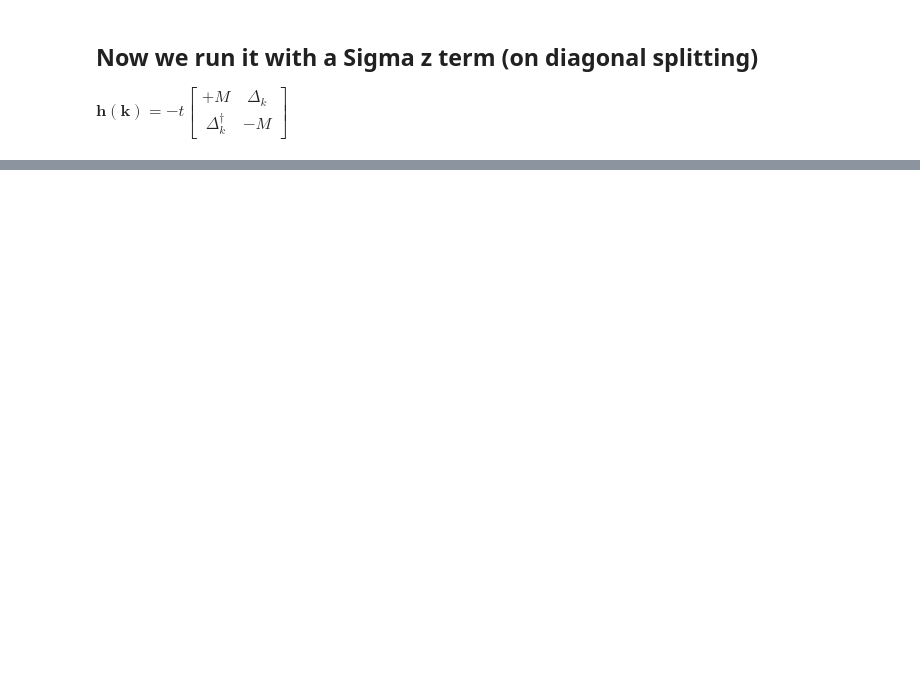
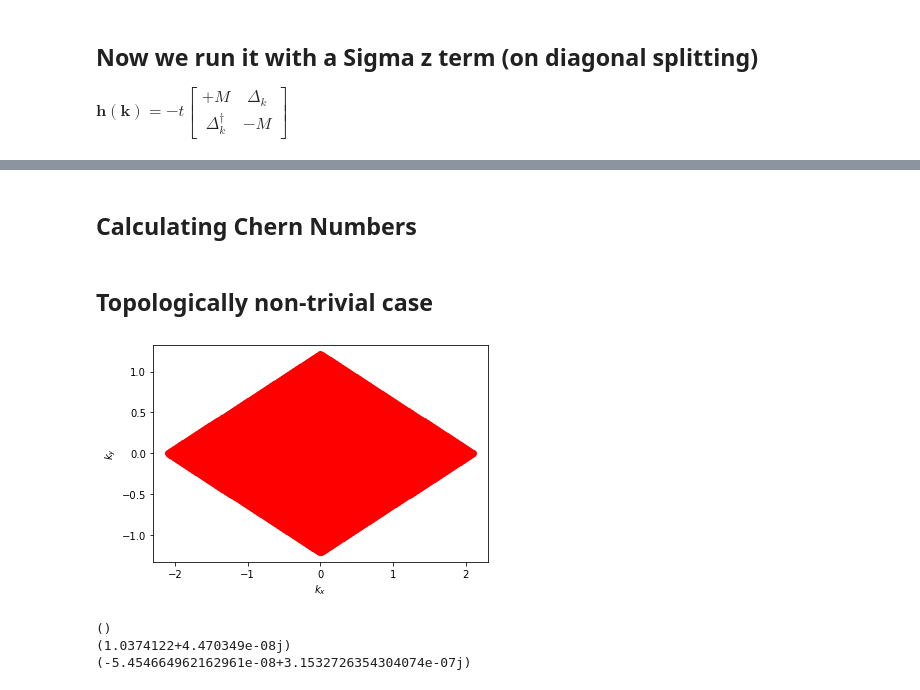
Before and after one commit to NRobertsF91W/PhD-Jupyter-Notebooks, a Jupyter notebook: Honeycomb Numerical.ipynb, the cells around one changed output, grey strips where cells are left out. Drawn from its saved outputs; the diff is of its cells as text; code cells hidden in the pictures; blank space fills up the shorter version.

```diff
--- a/Honeycomb Numerical.ipynb
+++ b/Honeycomb Numerical.ipynb
@@ -123,0 +140,2 @@ fig_3d_split
+# %% [markdown]
+## Calculating Chern Numbers
@@ -123,0 +173,45 @@ fig_3d_split
+# %% [markdown]
+## Topologically non-trivial case
+# %%
+# Specifying total k space side length
+b_mag = np.linspace(-mag_K/2, mag_K/2, 200)
+
+# Plotting discretised k-space to map to torus
+kx_list = np.zeros((len(b_mag),len(b_mag)))
+ky_list = np.zeros((len(b_mag),len(b_mag)))
+
+for i in range(len(b_mag)):
+    for j in range(len(b_mag)):
+        k_1 = b_mag[i]*np.array([np.sqrt(3), 1])
+        k_2 = b_mag[j]*np.array([np.sqrt(3), -1])
+        kx = k_1[0] + k_2[0]
+        ky = k_1[1] + k_2[1]
+        kx_list[i,j] = kx
+        ky_list[i,j] = ky
+
+plt.scatter(kx_list, ky_list, color='red')
+plt.xlabel('$k_x$')
+plt.ylabel('$k_y$')
+plt.show()
+# %% [output]
+[figure, added]
+# %%
+band_1_tor, band_2_tor, vecu_1, vecu_2 = find_eigvecs(b_mag, a_mag, coupling, M/2)
+
+Uk1_1 = np.sum(np.conjugate(vecu_1)*np.roll(vecu_1, -1, axis=1), axis=2) / np.abs(np.sum(np.conjugate(vecu_1)*np.roll(vecu_1, -1, axis=1), axis=2))
+Uk2_1 = np.sum(np.conjugate(vecu_1)*np.roll(vecu_1, -1, axis=0), axis=2) / np.abs(np.sum(np.conjugate(vecu_1)*np.roll(vecu_1, -1, axis=0), axis=2))
+
+Uk1_2 = np.sum(np.conjugate(vecu_2)*np.roll(vecu_2, -1, axis=0), axis=2) / np.abs(np.sum(np.conjugate(vecu_2)*np.roll(vecu_1, -1, axis=0), axis=2))
+Uk2_2 = np.sum(np.conjugate(vecu_2)*np.roll(vecu_2, -1, axis=1), axis=2) / np.abs(np.sum(np.conjugate(vecu_2)*np.roll(vecu_1, -1, axis=1), axis=2))
+# U2_k1 = np.sum(np.conjugate(vecu_2)*np.roll(vecu_2, -1, axis=0),axis=2) / np.abs(np.sum(np.conjugate(vecu_2)*np.roll(vecu_2, -1, axis=0),axis=2))
+# U2_k2 = np.sum(np.conjugate(vecu_2)*np.roll(vecu_2, -1, axis=1),axis=2) / np.abs(np.sum(np.conjugate(vecu_2)*np.roll(vecu_2, -1, axis=1),axis=2))
+
+F_12_1 = np.log((Uk1_1*np.roll(Uk2_1, -1, axis=0))/(np.roll(Uk1_1, -1, axis=1)*Uk2_1))
+print(np.shape(np.sum(F_12_1)))
+print(np.max(F_12_1/1.0j))
+c_1 = np.sum(F_12_1) * 1/(2*np.pi*1.0j)
+print(c_1)
+# %% [output]
+()
+(1.0374122+4.470349e-08j)
+(-5.454664962162961e-08+3.1532726354304074e-07j)
```
Also changed, not shown: parts of 13 cells of this notebook.
